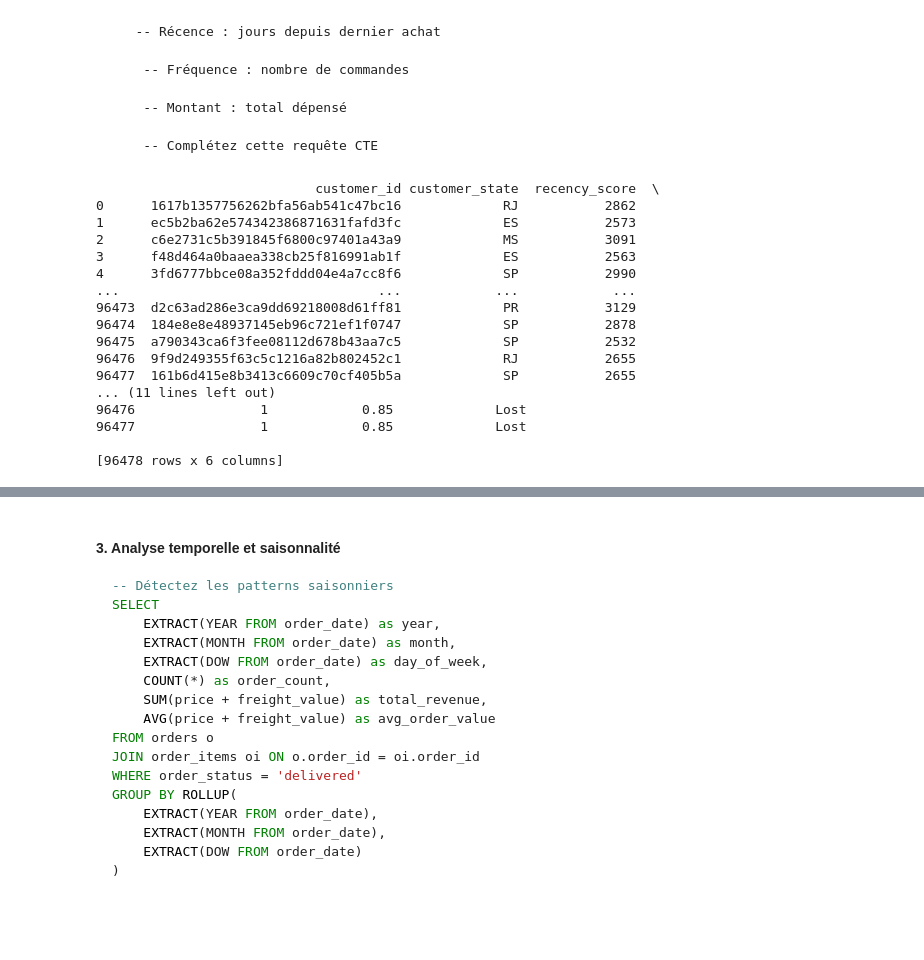
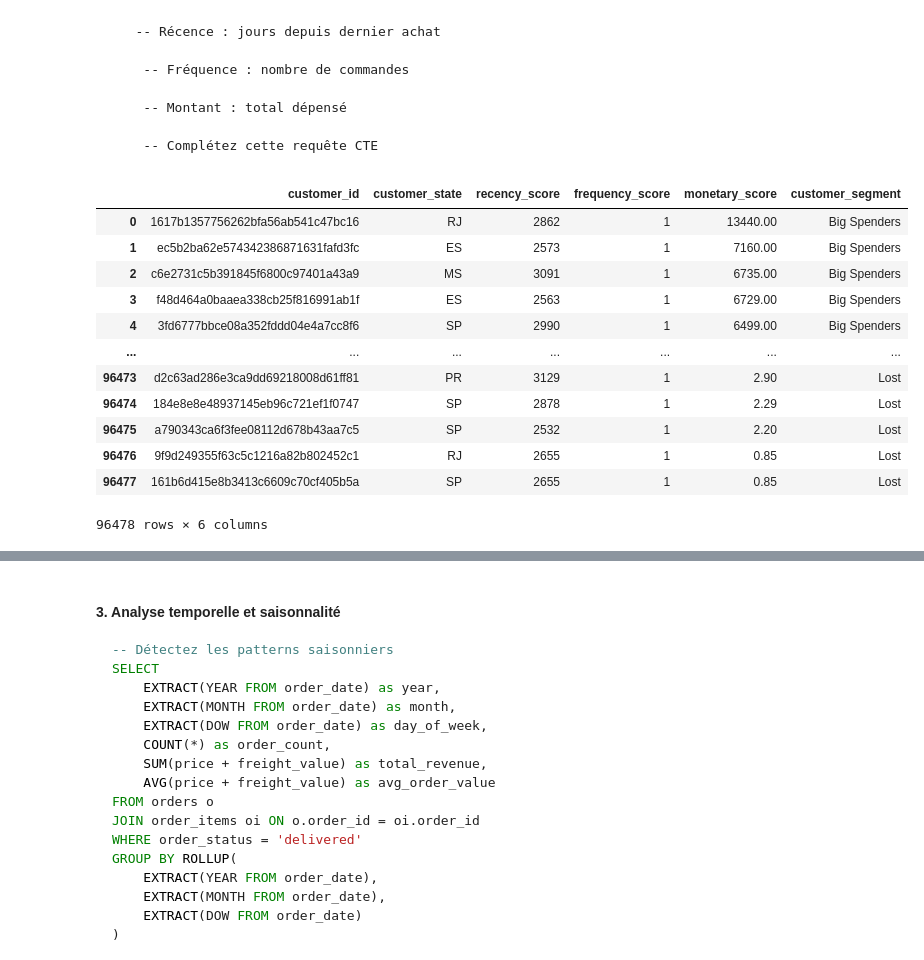
Before and after one commit to kirillsst/multi-tech-data-analysis, a Jupyter notebook: notebooks/Notebook_2_Analyse_e_commerce_avec_PostgreSQL_en_ligne.ipynb, the cells around one changed output, grey strips where cells are left out. Cells and saved outputs as stored; diff of their text form; code cells hidden in the pictures; blank space fills up the shorter version.

```diff
--- a/notebooks/Notebook_2_Analyse_e_commerce_avec_PostgreSQL_en_ligne.ipynb
+++ b/notebooks/Notebook_2_Analyse_e_commerce_avec_PostgreSQL_en_ligne.ipynb
@@ -337,48 +337,44 @@ WITH customer_metrics AS (
 
     FROM customers c
     JOIN customer_orders co ON c.customer_id = co.customer_id
     JOIN order_items oi ON co.order_id = oi.order_id
     WHERE co.order_status = 'delivered'
     GROUP BY c.customer_id, c.customer_state
     ORDER BY monetary_score DESC
     )
 
     SELECT
         customer_id,
         customer_state,
         recency_score,
         frequency_score,
         monetary_score,
         CASE
             WHEN recency_score <= 90 AND frequency_score >= 3 AND monetary_score >= 500 THEN 'Champions'
             WHEN recency_score <= 180 AND frequency_score >= 2 THEN 'Loyal Customers'
             WHEN recency_score > 180 AND frequency_score = 1 AND monetary_score >= 300 THEN 'Big Spenders'
             WHEN recency_score > 365 AND frequency_score >= 2 THEN 'At Risk'
             WHEN recency_score > 1000 AND frequency_score = 1 THEN 'Lost'
             ELSE 'Others'
         END AS customer_segment
     FROM customer_metrics;
 
 """
 db = pd.read_sql(query, engine.connect())
-print(db)
+db
 # print(db[db['montant'] == 13440.00])
 # print(db[db['montant'] == 7160.00])
 # %% [output]
+|  | customer_id | customer_state | recency_score | frequency_score | monetary_score | customer_segment |
+| 0 | 1617b1357756262bfa56ab541c47bc16 | RJ | 2862 | 1 | 13440.00 | Big Spenders |
+| 1 | ec5b2ba62e574342386871631fafd3fc | ES | 2573 | 1 | 7160.00 | Big Spenders |
+| 2 | c6e2731c5b391845f6800c97401a43a9 | MS | 3091 | 1 | 6735.00 | Big Spenders |
+| 3 | f48d464a0baaea338cb25f816991ab1f | ES | 2563 | 1 | 6729.00 | Big Spenders |
+| 4 | 3fd6777bbce08a352fddd04e4a7cc8f6 | SP | 2990 | 1 | 6499.00 | Big Spenders |
+| ... | ... | ... | ... | ... | ... | ... |
+| 96473 | d2c63ad286e3ca9dd69218008d61ff81 | PR | 3129 | 1 | 2.90 | Lost |
+| 96474 | 184e8e8e48937145eb96c721ef1f0747 | SP | 2878 | 1 | 2.29 | Lost |
+| 96475 | a790343ca6f3fee08112d678b43aa7c5 | SP | 2532 | 1 | 2.20 | Lost |
+| 96476 | 9f9d249355f63c5c1216a82b802452c1 | RJ | 2655 | 1 | 0.85 | Lost |
+| 96477 | 161b6d415e8b3413c6609c70cf405b5a | SP | 2655 | 1 | 0.85 | Lost |
-                            customer_id customer_state  recency_score  \
-0      1617b1357756262bfa56ab541c47bc16             RJ           2862
-1      ec5b2ba62e574342386871631fafd3fc             ES           2573
-2      c6e2731c5b391845f6800c97401a43a9             MS           3091
-3      f48d464a0baaea338cb25f816991ab1f             ES           2563
-4      3fd6777bbce08a352fddd04e4a7cc8f6             SP           2990
-...                                 ...            ...            ...
-96473  d2c63ad286e3ca9dd69218008d61ff81             PR           3129
-96474  184e8e8e48937145eb96c721ef1f0747             SP           2878
-96475  a790343ca6f3fee08112d678b43aa7c5             SP           2532
-96476  9f9d249355f63c5c1216a82b802452c1             RJ           2655
-96477  161b6d415e8b3413c6609c70cf405b5a             SP           2655
-... (11 lines left out)
-96476                1            0.85             Lost
-96477                1            0.85             Lost
-
-[96478 rows x 6 columns]
+96478 rows × 6 columns
```
Also changed, not shown: parts of 3 cells of this notebook.
